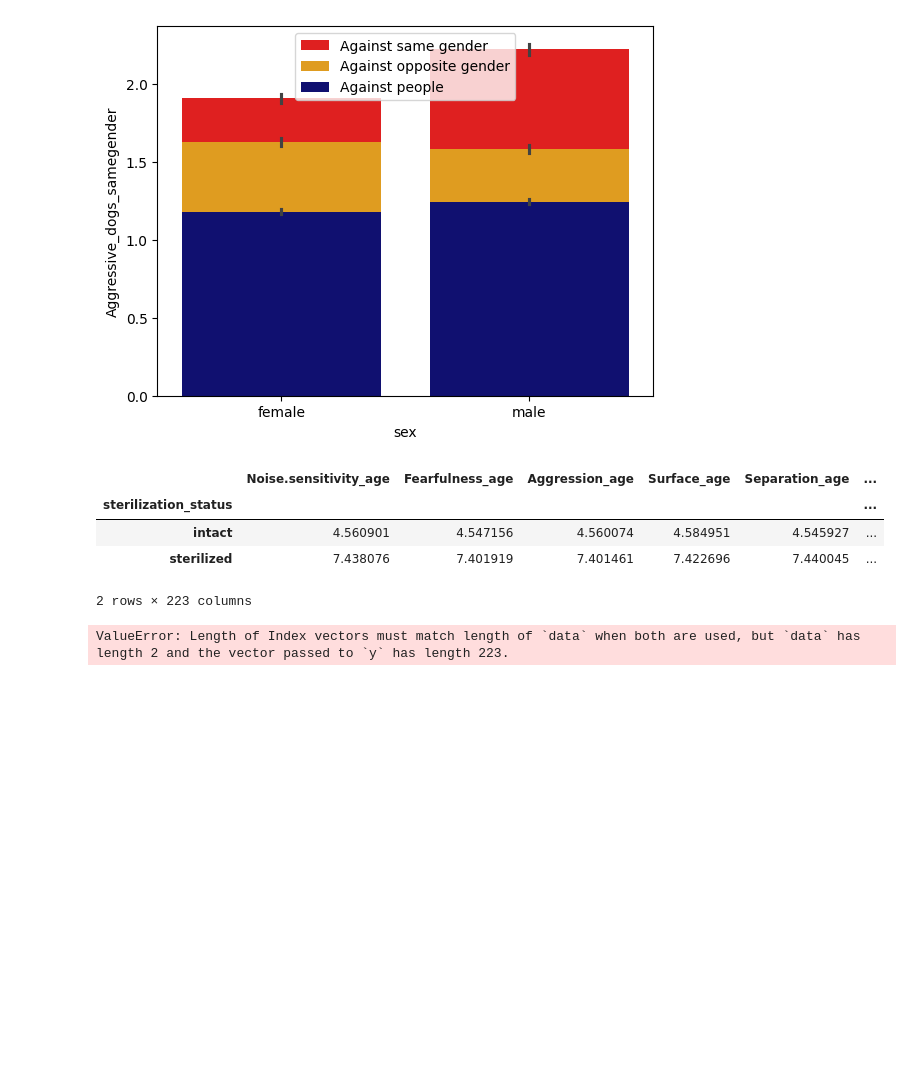
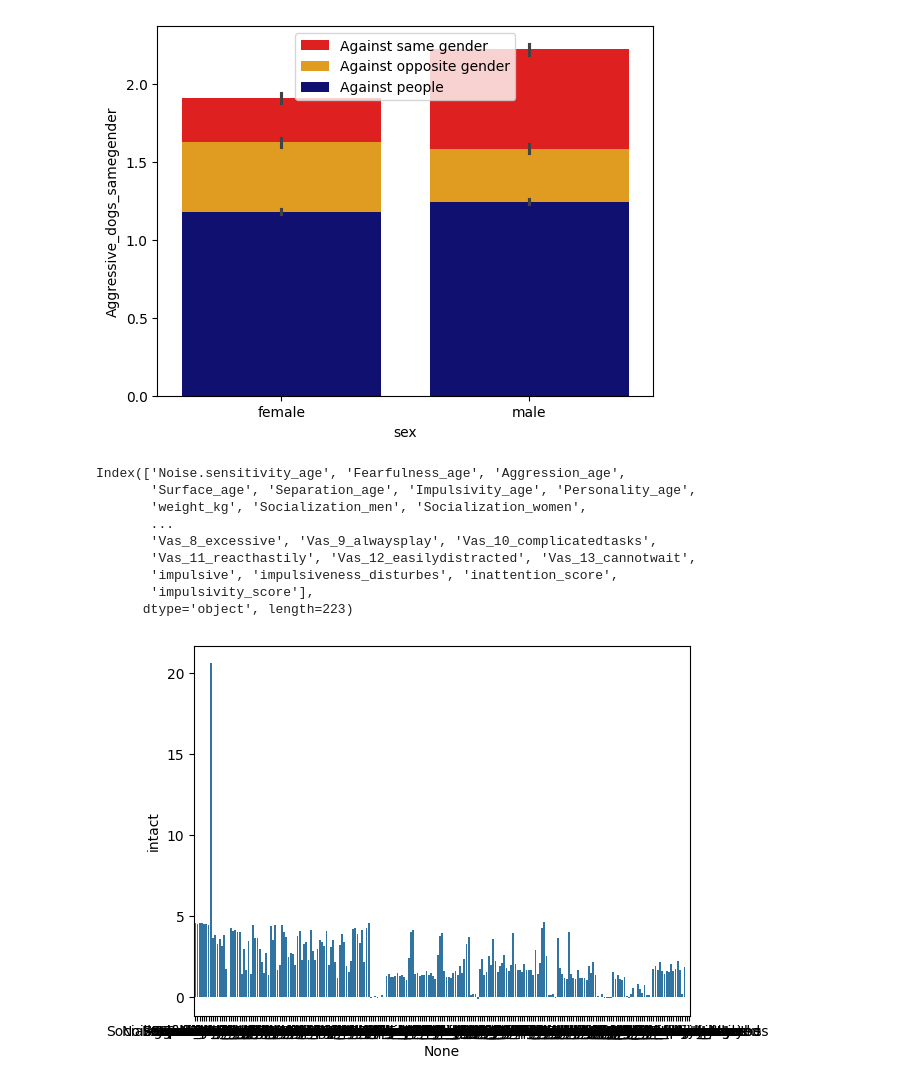
Before and after one commit to Retr-1/AnalyzaPsy, a Jupyter notebook: Analyza_psy.ipynb, the cells around one changed output. Drawn from its saved outputs; the diff is of its cells as text; code cells hidden in the pictures; blank space fills up the shorter version.

```diff
--- a/Analyza_psy.ipynb
+++ b/Analyza_psy.ipynb
@@ -113,22 +99,26 @@ display(dogs)
 15371 rows × 249 columns
 [figure]
 # %%
-kastracia = dogs.groupby("sterilization_status").mean(numeric_only=True)
-display(kastracia)
+kastracia = dogs.groupby("sterilization_status").mean(numeric_only=True).transpose()
+display(kastracia.index)
 
-dogs_melted = (dogs.reset_index()
-                        .melt(id_vars=['Country'])
-                        .rename(columns={'variable':'Year', 'value':'Expectancy'})
-                        .astype({'Year':'int32'})
-                        )
+# dogs_melted = (dogs.reset_index()
+#                         .melt(id_vars=['Country'])
+#                         .rename(columns={'variable':'Year', 'value':'Expectancy'})
+#                         .astype({'Year':'int32'})
+#                         )
 
 
 axes = sns.barplot(data=kastracia,
-                   x="sterilization_status", y=kastracia.columns)
+                   x=kastracia.index, y="intact")
 # %% [output]
-|  | Noise.sensitivity_age | Fearfulness_age | Aggression_age | Surface_age | Separation_age | ... |
-| sterilization_status |  |  |  |  |  | ... |
-| intact | 4.560901 | 4.547156 | 4.560074 | 4.584951 | 4.545927 | ... |
-| sterilized | 7.438076 | 7.401919 | 7.401461 | 7.422696 | 7.440045 | ... |
-2 rows × 223 columns
+Index(['Noise.sensitivity_age', 'Fearfulness_age', 'Aggression_age',
+       'Surface_age', 'Separation_age', 'Impulsivity_age', 'Personality_age',
+       'weight_kg', 'Socialization_men', 'Socialization_women',
+       ...
+       'Vas_8_excessive', 'Vas_9_alwaysplay', 'Vas_10_complicatedtasks',
+       'Vas_11_reacthastily', 'Vas_12_easilydistracted', 'Vas_13_cannotwait',
+       'impulsive', 'impulsiveness_disturbes', 'inattention_score',
+       'impulsivity_score'],
+      dtype='object', length=223)
-ValueError: Length of Index vectors must match length of `data` when both are used, but `data` has length 2 and the vector passed to `y` has length 223.
+[figure, added]
```
Also changed, not shown: parts of 1 cell of this notebook.
